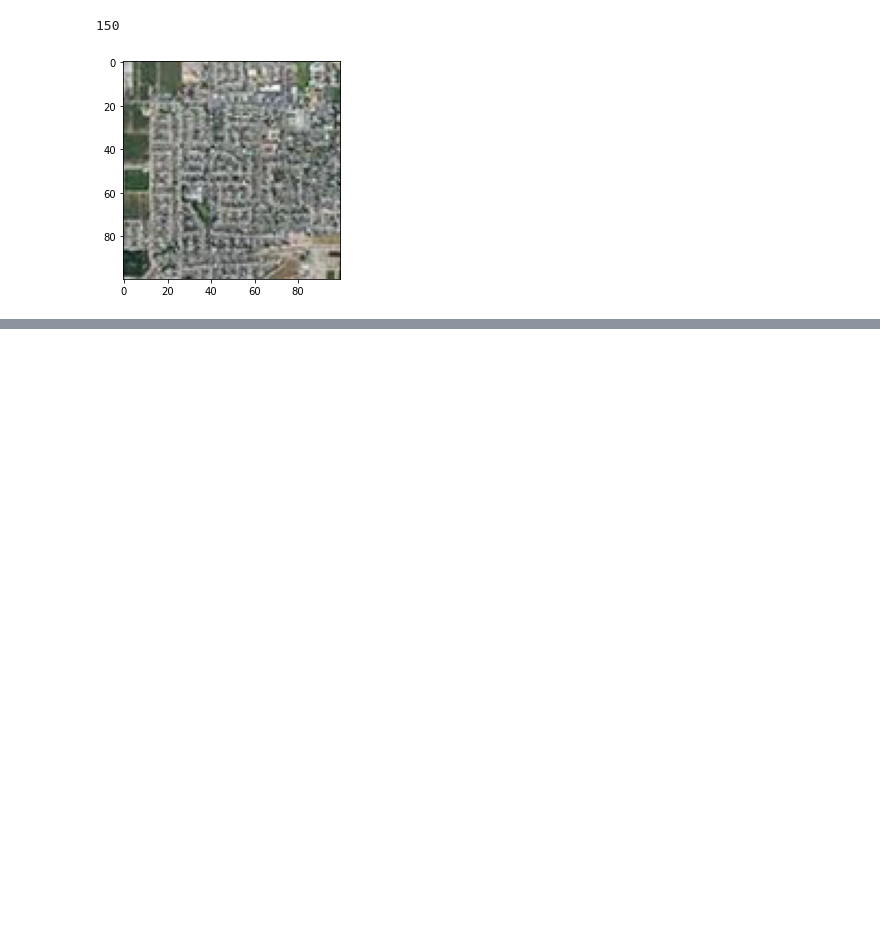
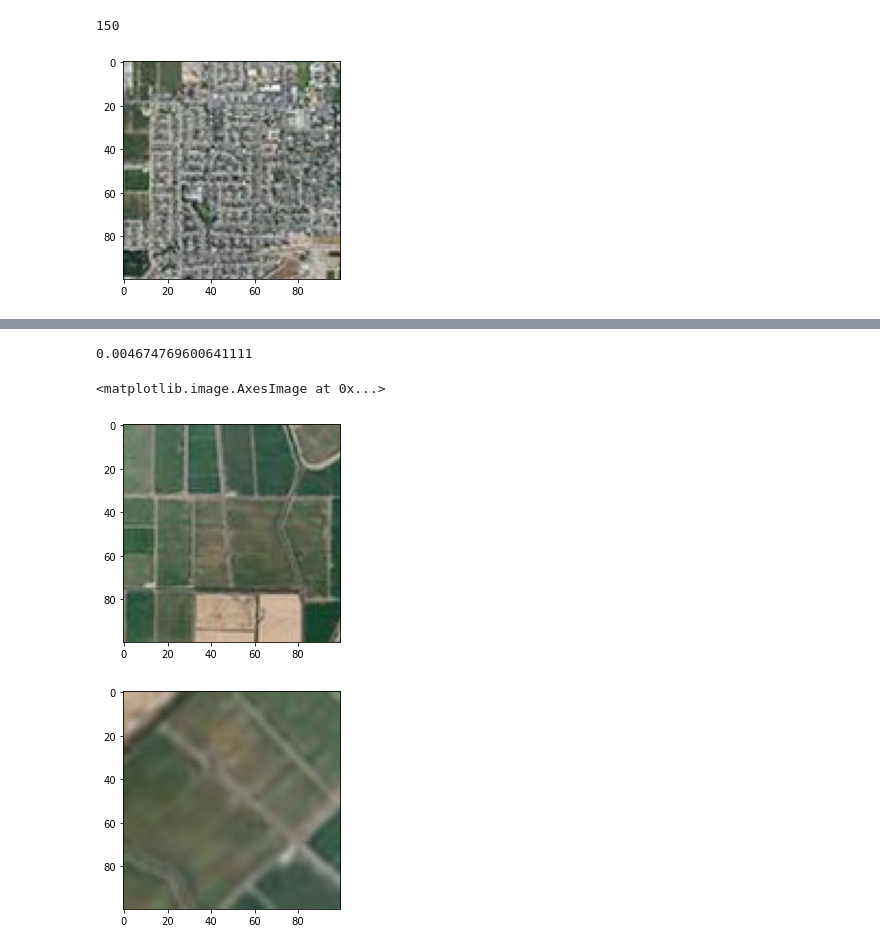
Before and after one commit to bpanguluru/data-gen-NASA-SLI, a Jupyter notebook: SIFT approach.ipynb, the cells around one changed output, grey strips where cells are left out. Saved outputs shown, nothing was run; the diff lists cells and outputs as text; code cells hidden in the pictures; blank space fills up the shorter version.

```diff
--- a/SIFT approach.ipynb
+++ b/SIFT approach.ipynb
@@ -19,0 +27,13 @@ with open(os.path.join(r"C:\Users\g_bab\Downloads",'myDictionaryrocket.pkl'), "r
+# %%
+images_dir = Path(r"C:\Users\g_bab\Downloads\data_wo_rocket_body").expanduser()
+
+xtest_data = []
+labelslisttest = []
+count = 0
+for fname in listdir(images_dir):
+    im = np.load(os.path.join(images_dir, fname))
+    xtest_data.append(im)
+    labelslisttest.append(one_hots_dict[count])
+# %%
+for i in xtest_data:
+    print(i.shape)
@@ -40,15 +78,15 @@ print(count)
 # %%
 keypointslist = []       #will have number of classes number of keypoints
 descriptorslist = []     #will have number of classes number of descriptor vectors   <-- important thing
+
+sift = cv2.xfeatures2d.SIFT_create()
+
 for i in tiles:
-    img1 = cv2.imread(i)
     #img1 = cv2.cvtColor(img1, cv2.COLOR_BGR2GRAY)    might uncomment later
 
-    #sift
-    sift = cv2.xfeatures2d.SIFT_create()
-    keypoints, descriptors = sift.detectAndCompute(img1,None)
+    #sift = cv2.xfeatures2d.SIFT_create()
+    keypoints, descriptors = sift.detectAndCompute(i,None)
 
     keypointslist.append(keypoints)
     descriptorslist.append(descriptors)
-
     print(len(keypoints))
@@ -57,3 +147,20 @@ for i in tiles:
+# %%
+final_accuracy = acc_count/(len(xtest_data)-killed_imgs)
+print(final_accuracy)
+# %% [output]
+0.004674769600641111
 # %%
 #use this to check that its actually looking for the right stuff
-img3 = cv2.drawMatches(img1, keypoints_1, img2, keypoints_2, matches[:50], img2, flags=2)
+check_number = 0
+
+test_keypoints, test_descriptors = sift.detectAndCompute(xtest_data[check_number],None)
+descriptorslist[check_number]
+
+fig, ax = plt.subplots()
+ax.imshow(tiles[check_number])
+fig, ax = plt.subplots()
+ax.imshow(xtest_data[check_number])
+# %% [output]
+<matplotlib.image.AxesImage at 0x...>
+[figure, added]
+[figure, added]
```
Also changed, not shown: parts of 6 cells of this notebook.
